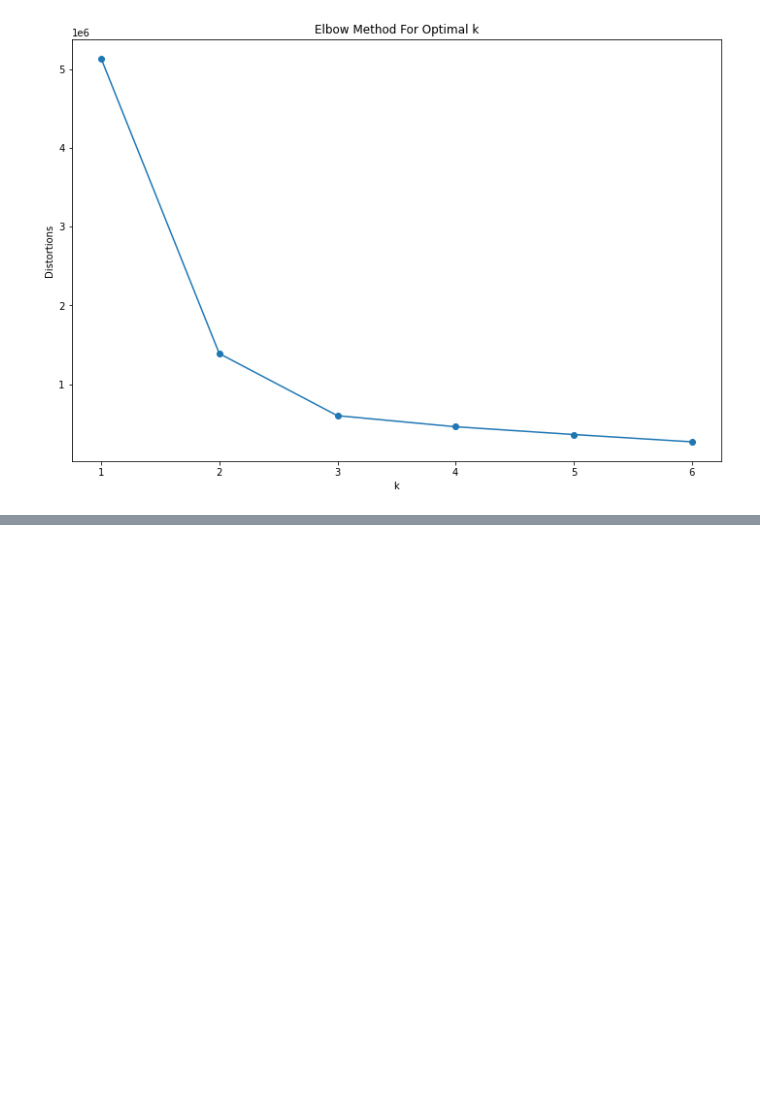
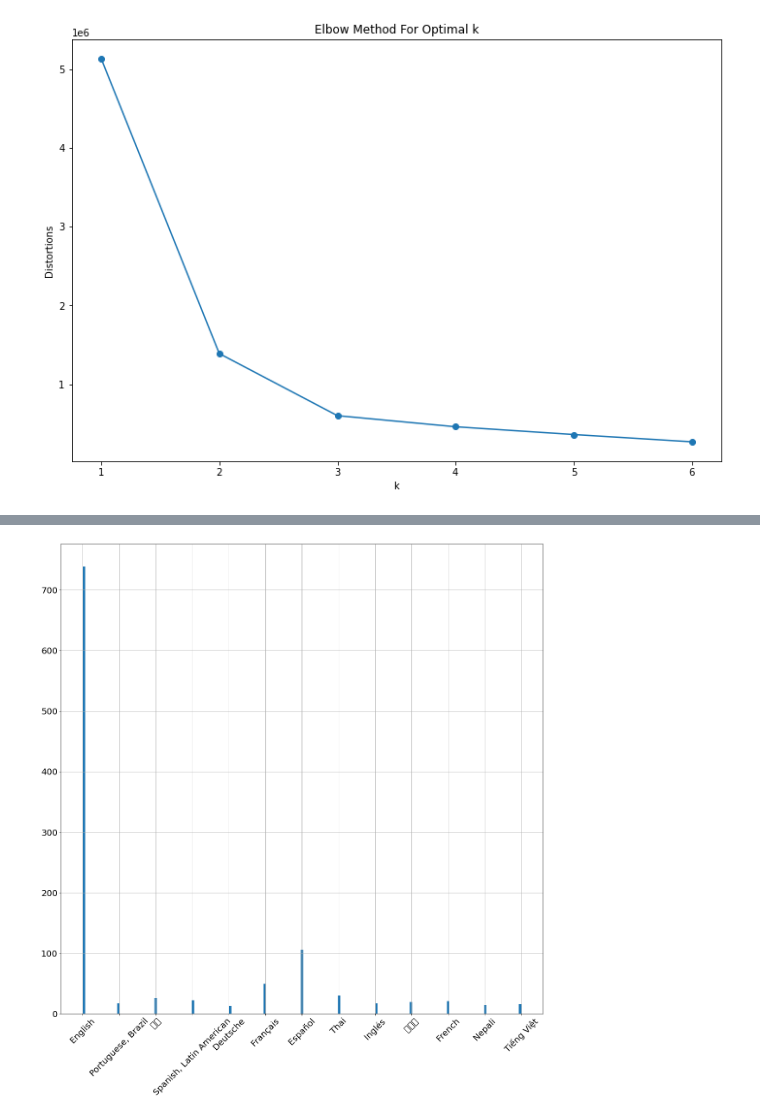
Before and after one commit to dj-betts/jf_project, a Jupyter notebook: eda.ipynb, the cells around one changed output, grey strips where cells are left out. Cells and saved outputs as stored; diff of their text form; code cells hidden in the pictures; blank space fills up the shorter version.

```diff
--- a/eda.ipynb
+++ b/eda.ipynb
@@ -669,0 +668,4 @@ plt.show()
+# %%
+df['ga_session_number'] = df.event_params__ga_session_number
+# %%
+df['media_length'] = df.event_params__medialength
@@ -669,0 +715,2 @@ plt.show()
+# %%
+df.drop(drop_list, axis=1, inplace=True)
@@ -669,0 +797,12 @@ plt.show()
+# %%
+df_one_lang = df[df['event_params__language'].map(df['event_params__language'].value_counts()) > 1]
+df_two_lang = df[df['event_params__language'].map(df['event_params__language'].value_counts()) > 2]
+df_ten_lang = df[df['event_params__language'].map(df['event_params__language'].value_counts()) > 10]
+# %%
+df_ten_lang.event_params__language.hist(figsize=(20,20),
+                             bins=len(df.event_params__language.value_counts()),
+                            xrot=45,
+                           xlabelsize=20,
+                            ylabelsize=20);
+# %% [output]
+[figure, added]
```
Also changed, not shown: parts of 34 cells of this notebook.
